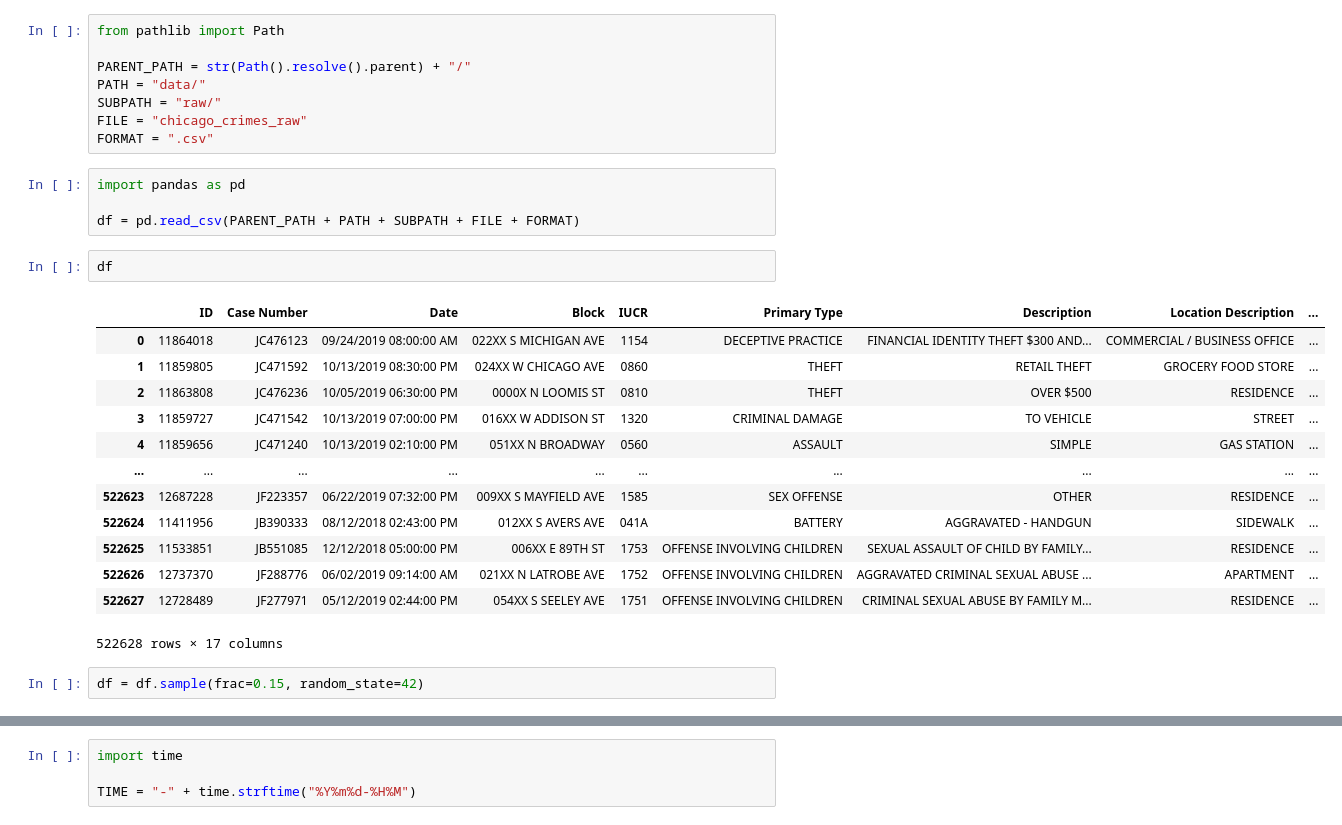
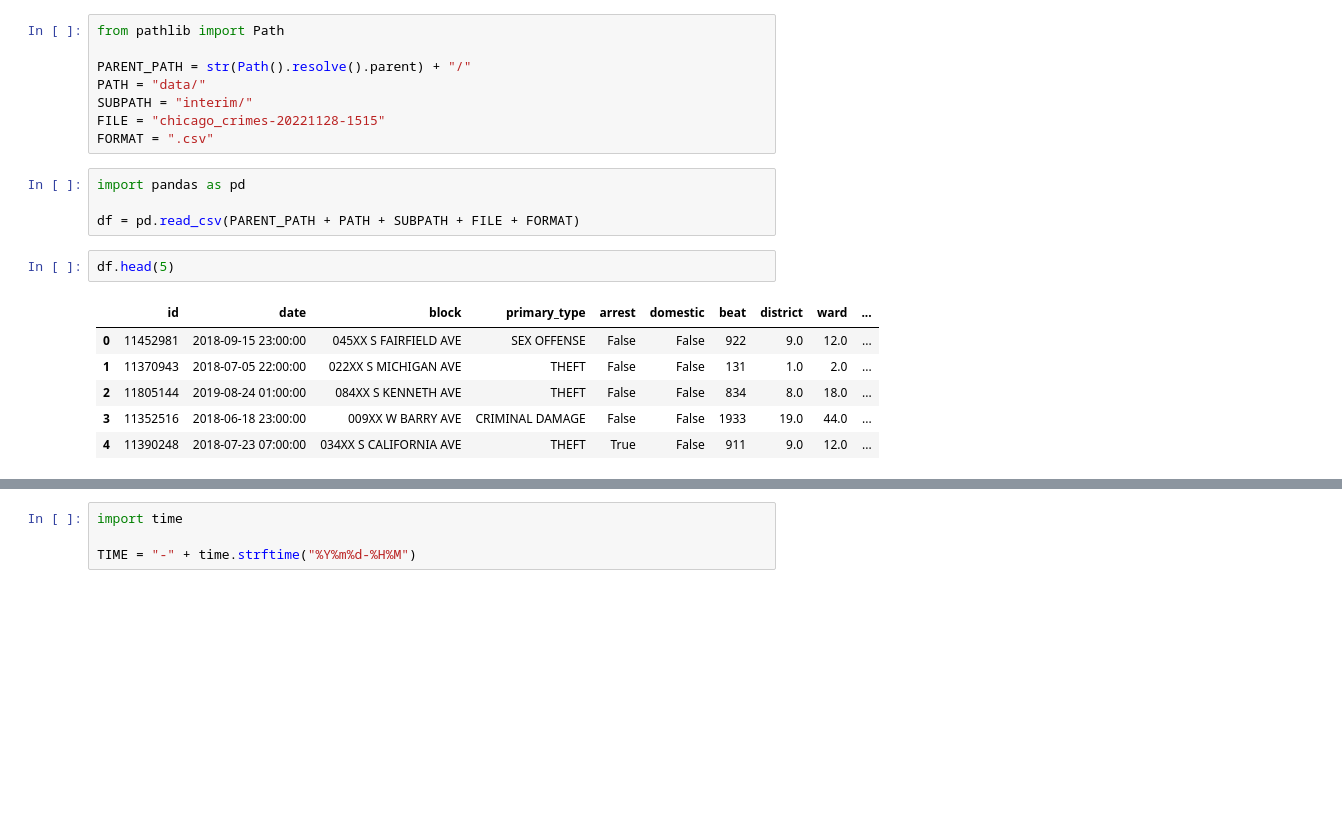
Before and after one commit to HendrikPfeifer/project-dst, a Jupyter notebook: notebooks/02-HP-data-preperation.ipynb, the cells around one changed output, grey strips where cells are left out. Drawn from its saved outputs; the diff is of its cells as text; blank space fills up the shorter version.

Commit message:
Update Data preperation
inkl. Description und Location description entfernt.
primary_type bereinigt (evtl. noch besser gliedern)
erste kleine Altair Visualisierung

```diff
--- a/notebooks/02-HP-data-preperation.ipynb
+++ b/notebooks/02-HP-data-preperation.ipynb
@@ -3,28 +3,19 @@ from pathlib import Path
 
 PARENT_PATH = str(Path().resolve().parent) + "/"
 PATH = "data/"
-SUBPATH = "raw/"
-FILE = "chicago_crimes_raw"
+SUBPATH = "interim/"
+FILE = "chicago_crimes-20221128-1515"
 FORMAT = ".csv"
 # %%
 import pandas as pd
 
 df = pd.read_csv(PARENT_PATH + PATH + SUBPATH + FILE + FORMAT)
 # %%
-df
+df.head(5)
 # %% [output]
-|  | ID | Case Number | Date | Block | IUCR | Primary Type | Description | Location Description | ... |
-| 0 | 11864018 | JC476123 | 09/24/2019 08:00:00 AM | 022XX S MICHIGAN AVE | 1154 | DECEPTIVE PRACTICE | FINANCIAL IDENTITY THEFT $300 AND... | COMMERCIAL / BUSINESS OFFICE | ... |
-| 1 | 11859805 | JC471592 | 10/13/2019 08:30:00 PM | 024XX W CHICAGO AVE | 0860 | THEFT | RETAIL THEFT | GROCERY FOOD STORE | ... |
-| 2 | 11863808 | JC476236 | 10/05/2019 06:30:00 PM | 0000X N LOOMIS ST | 0810 | THEFT | OVER $500 | RESIDENCE | ... |
-| 3 | 11859727 | JC471542 | 10/13/2019 07:00:00 PM | 016XX W ADDISON ST | 1320 | CRIMINAL DAMAGE | TO VEHICLE | STREET | ... |
-| 4 | 11859656 | JC471240 | 10/13/2019 02:10:00 PM | 051XX N BROADWAY | 0560 | ASSAULT | SIMPLE | GAS STATION | ... |
-| ... | ... | ... | ... | ... | ... | ... | ... | ... | ... |
-| 522623 | 12687228 | JF223357 | 06/22/2019 07:32:00 PM | 009XX S MAYFIELD AVE | 1585 | SEX OFFENSE | OTHER | RESIDENCE | ... |
-| 522624 | 11411956 | JB390333 | 08/12/2018 02:43:00 PM | 012XX S AVERS AVE | 041A | BATTERY | AGGRAVATED - HANDGUN | SIDEWALK | ... |
-| 522625 | 11533851 | JB551085 | 12/12/2018 05:00:00 PM | 006XX E 89TH ST | 1753 | OFFENSE INVOLVING CHILDREN | SEXUAL ASSAULT OF CHILD BY FAMILY... | RESIDENCE | ... |
-| 522626 | 12737370 | JF288776 | 06/02/2019 09:14:00 AM | 021XX N LATROBE AVE | 1752 | OFFENSE INVOLVING CHILDREN | AGGRAVATED CRIMINAL SEXUAL ABUSE ... | APARTMENT | ... |
-| 522627 | 12728489 | JF277971 | 05/12/2019 02:44:00 PM | 054XX S SEELEY AVE | 1751 | OFFENSE INVOLVING CHILDREN | CRIMINAL SEXUAL ABUSE BY FAMILY M... | RESIDENCE | ... |
+|  | id | date | block | primary_type | arrest | domestic | beat | district | ward | ... |
+| 0 | 11452981 | 2018-09-15 23:00:00 | 045XX S FAIRFIELD AVE | SEX OFFENSE | False | False | 922 | 9.0 | 12.0 | ... |
+| 1 | 11370943 | 2018-07-05 22:00:00 | 022XX S MICHIGAN AVE | THEFT | False | False | 131 | 1.0 | 2.0 | ... |
+| 2 | 11805144 | 2019-08-24 01:00:00 | 084XX S KENNETH AVE | THEFT | False | False | 834 | 8.0 | 18.0 | ... |
+| 3 | 11352516 | 2018-06-18 23:00:00 | 009XX W BARRY AVE | CRIMINAL DAMAGE | False | False | 1933 | 19.0 | 44.0 | ... |
+| 4 | 11390248 | 2018-07-23 07:00:00 | 034XX S CALIFORNIA AVE | THEFT | True | False | 911 | 9.0 | 12.0 | ... |
-522628 rows × 17 columns
-# %%
-df = df.sample(frac=0.15, random_state=42)
```
Also changed, not shown: parts of 16 cells of this notebook, 4 other files.
